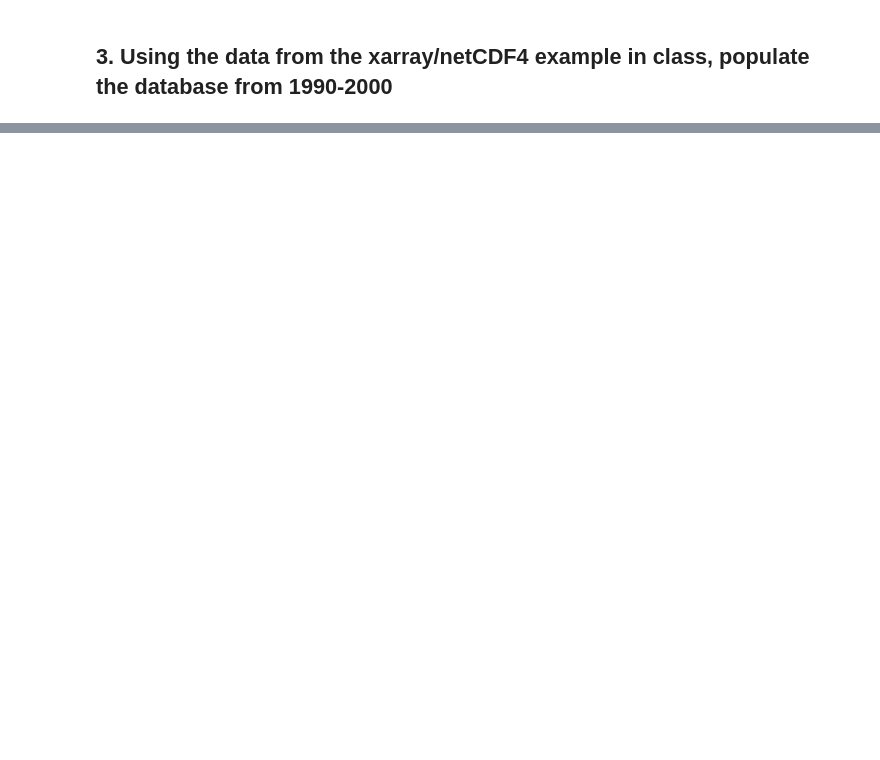
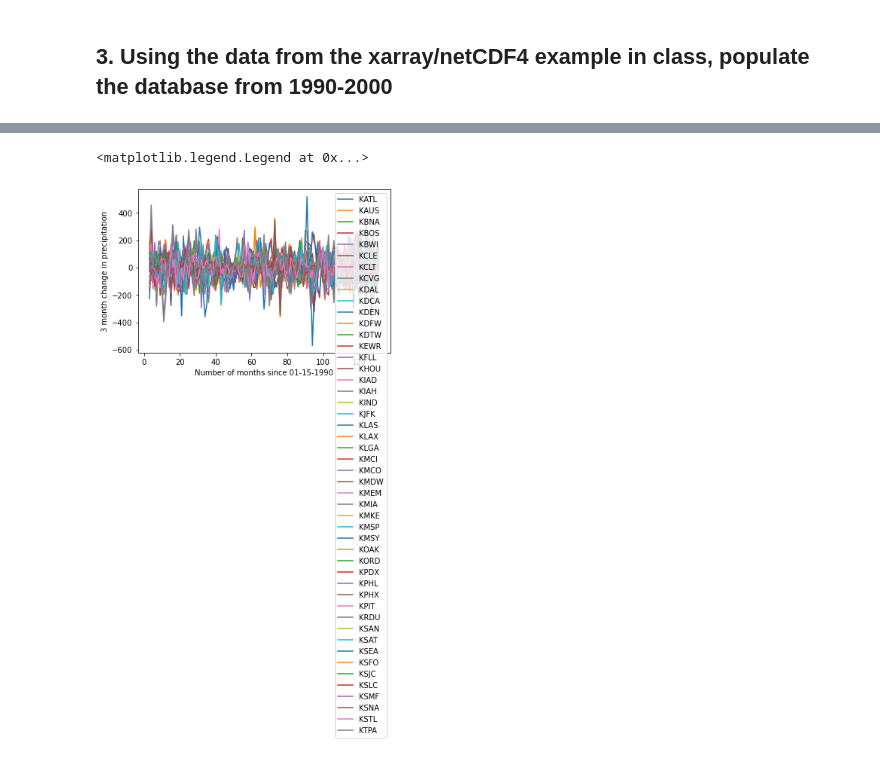
Before and after one commit to JBeechert/python-ay250-homework, a Jupyter notebook: hw_5/hw_5.ipynb, the cells around one changed output, grey strips where cells are left out. Drawn from its saved outputs; the diff is of its cells as text; code cells hidden in the pictures; blank space fills up the shorter version.

Commit message:
potential progress on part 3 with the weather data

```diff
--- a/hw_5/hw_5.ipynb
+++ b/hw_5/hw_5.ipynb
@@ -191,0 +345,7 @@ for i in range(n):
+# %%
+# Save the weather info (time, airport code, max temp, and precipitation) as a datafame
+df = pd.DataFrame(weather_info)
+df.columns = ["time", "code", "temp", "precip"]
+df = df.astype(dtype= {"time":"int64",
+        "code":"object","temp":"float64","precip":"float64"})
+df
@@ -191,0 +366,3 @@ for i in range(n):
+# %%
+# Store the airport names in a convenient list
+airports = df["code"].values[::132]
@@ -191,0 +390,18 @@ for i in range(n):
+# %%
+# Combine all of the airports' shifts into one list...
+t_shift_1_tot = [x for y in t_shift_1 for x in y]
+t_shift_3_tot = [x for y in t_shift_3 for x in y]
+t_shift_7_tot = [x for y in t_shift_7 for x in y]
+
+p_shift_1_tot = [x for y in p_shift_1 for x in y]
+p_shift_3_tot = [x for y in p_shift_3 for x in y]
+p_shift_7_tot = [x for y in p_shift_7 for x in y]
+# %%
+# ...and then append those total lists as columns to the data frame
+df['dtemp_1'] = t_shift_1_tot
+df['dtemp_3'] = t_shift_3_tot
+df['dtemp_7'] = t_shift_7_tot
+
+df['dprecip_1'] = p_shift_1_tot
+df['dprecip_3'] = p_shift_3_tot
+df['dprecip_7'] = p_shift_7_tot
@@ -191,0 +426,11 @@ for i in range(n):
+# %%
+# Can plot all of the changes in each airport together, though this isn't very clear
+for code in airports:
+    plt.plot(df["time"][df["code"] == code], df["dprecip_3"][df["code"] == code], label=code)
+
+plt.ylabel('3 month change in precipitation')
+plt.xlabel('Number of months since 01-15-1990')
+plt.legend()
+# %% [output]
+<matplotlib.legend.Legend at 0x...>
+[figure, added]
```
Also changed, not shown: parts of 25 cells of this notebook.
